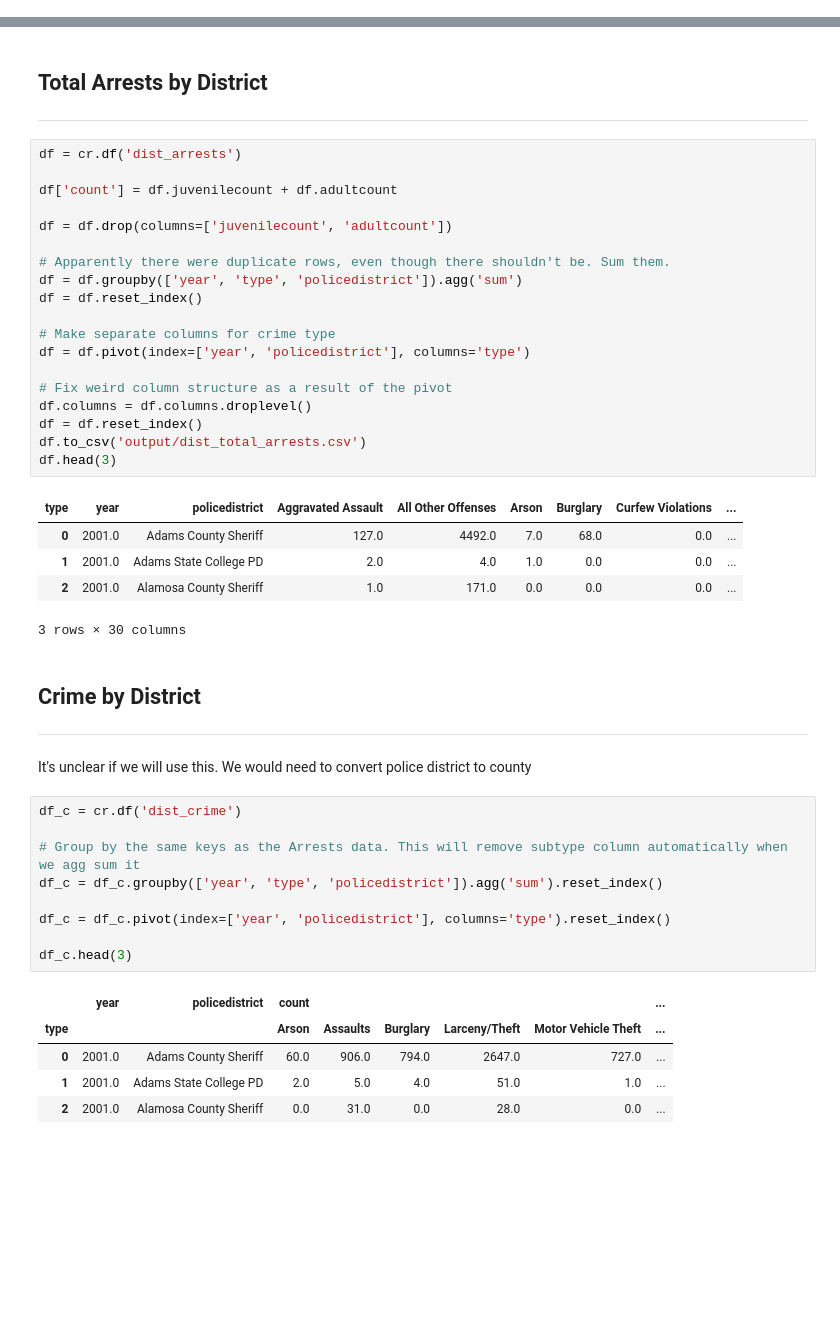
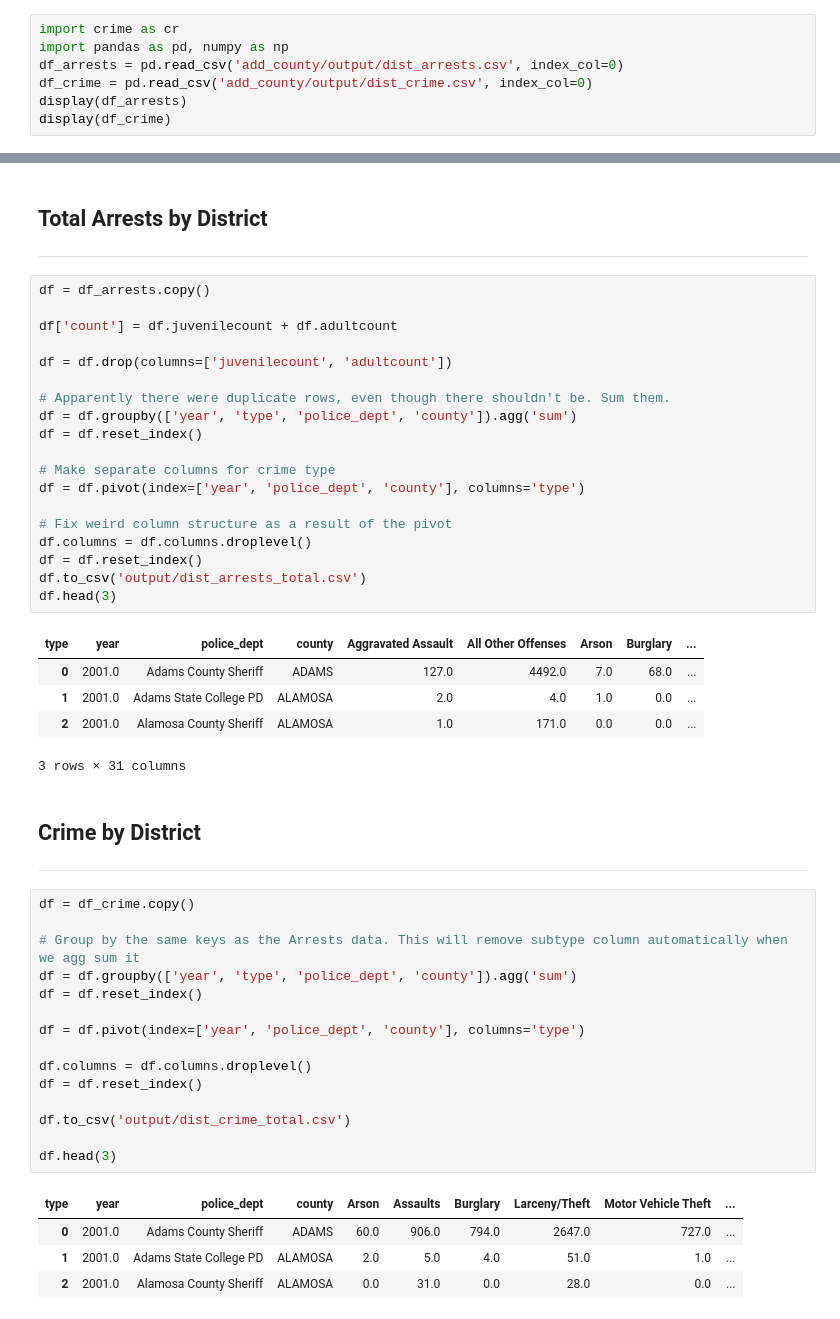
Before and after one commit to ryayoung/capstone, a Jupyter notebook: analyzed_datasets/crime_aggregate/dist_crime_arrests.ipynb, the cells around one changed output, grey strips where cells are left out. Saved outputs shown, nothing was run; the diff lists cells and outputs as text; blank space fills up the shorter version.

```diff
--- a/analyzed_datasets/crime_aggregate/dist_crime_arrests.ipynb
+++ b/analyzed_datasets/crime_aggregate/dist_crime_arrests.ipynb
@@ -21,0 +1,7 @@ cr.load("dist_crime", full=True)
+# %%
+import crime as cr
+import pandas as pd, numpy as np
+df_arrests = pd.read_csv('add_county/output/dist_arrests.csv', index_col=0)
+df_crime = pd.read_csv('add_county/output/dist_crime.csv', index_col=0)
+display(df_arrests)
+display(df_crime)
@@ -78,48 +91,51 @@ df.head(3)
 
 ---
 # %%
-df = cr.df('dist_arrests')
+df = df_arrests.copy()
 
 df['count'] = df.juvenilecount + df.adultcount
 
 df = df.drop(columns=['juvenilecount', 'adultcount'])
 
 # Apparently there were duplicate rows, even though there shouldn't be. Sum them.
-df = df.groupby(['year', 'type', 'policedistrict']).agg('sum')
+df = df.groupby(['year', 'type', 'police_dept', 'county']).agg('sum')
 df = df.reset_index()
 
 # Make separate columns for crime type
-df = df.pivot(index=['year', 'policedistrict'], columns='type')
+df = df.pivot(index=['year', 'police_dept', 'county'], columns='type')
 
 # Fix weird column structure as a result of the pivot
 df.columns = df.columns.droplevel()
 df = df.reset_index()
-df.to_csv('output/dist_total_arrests.csv')
+df.to_csv('output/dist_arrests_total.csv')
 df.head(3)
 # %% [output]
-| type | year | policedistrict | Aggravated Assault | All Other Offenses | Arson | Burglary | Curfew Violations | ... |
-| 0 | 2001.0 | Adams County Sheriff | 127.0 | 4492.0 | 7.0 | 68.0 | 0.0 | ... |
-| 1 | 2001.0 | Adams State College PD | 2.0 | 4.0 | 1.0 | 0.0 | 0.0 | ... |
-| 2 | 2001.0 | Alamosa County Sheriff | 1.0 | 171.0 | 0.0 | 0.0 | 0.0 | ... |
+| type | year | police_dept | county | Aggravated Assault | All Other Offenses | Arson | Burglary | ... |
+| 0 | 2001.0 | Adams County Sheriff | ADAMS | 127.0 | 4492.0 | 7.0 | 68.0 | ... |
+| 1 | 2001.0 | Adams State College PD | ALAMOSA | 2.0 | 4.0 | 1.0 | 0.0 | ... |
+| 2 | 2001.0 | Alamosa County Sheriff | ALAMOSA | 1.0 | 171.0 | 0.0 | 0.0 | ... |
-3 rows × 30 columns
+3 rows × 31 columns
 # %% [markdown]
 ## **Crime by District**
 
 ---
-# %% [markdown]
-It's unclear if we will use this. We would need to convert police district to county
 # %%
-df_c = cr.df('dist_crime')
+df = df_crime.copy()
 
 # Group by the same keys as the Arrests data. This will remove subtype column automatically when we agg sum it
-df_c = df_c.groupby(['year', 'type', 'policedistrict']).agg('sum').reset_index()
+df = df.groupby(['year', 'type', 'police_dept', 'county']).agg('sum')
+df = df.reset_index()
 
-df_c = df_c.pivot(index=['year', 'policedistrict'], columns='type').reset_index()
+df = df.pivot(index=['year', 'police_dept', 'county'], columns='type')
 
-df_c.head(3)
+df.columns = df.columns.droplevel()
+df = df.reset_index()
+
+df.to_csv('output/dist_crime_total.csv')
+
+df.head(3)
 # %% [output]
-|  | year | policedistrict | count |  |  |  |  | ... |
-| type |  |  | Arson | Assaults | Burglary | Larceny/Theft | Motor Vehicle Theft | ... |
-| 0 | 2001.0 | Adams County Sheriff | 60.0 | 906.0 | 794.0 | 2647.0 | 727.0 | ... |
-| 1 | 2001.0 | Adams State College PD | 2.0 | 5.0 | 4.0 | 51.0 | 1.0 | ... |
-| 2 | 2001.0 | Alamosa County Sheriff | 0.0 | 31.0 | 0.0 | 28.0 | 0.0 | ... |
+| type | year | police_dept | county | Arson | Assaults | Burglary | Larceny/Theft | Motor Vehicle Theft | ... |
+| 0 | 2001.0 | Adams County Sheriff | ADAMS | 60.0 | 906.0 | 794.0 | 2647.0 | 727.0 | ... |
+| 1 | 2001.0 | Adams State College PD | ALAMOSA | 2.0 | 5.0 | 4.0 | 51.0 | 1.0 | ... |
+| 2 | 2001.0 | Alamosa County Sheriff | ALAMOSA | 0.0 | 31.0 | 0.0 | 28.0 | 0.0 | ... |
```
Also changed, not shown: parts of 4 cells of this notebook, 18 other files.
